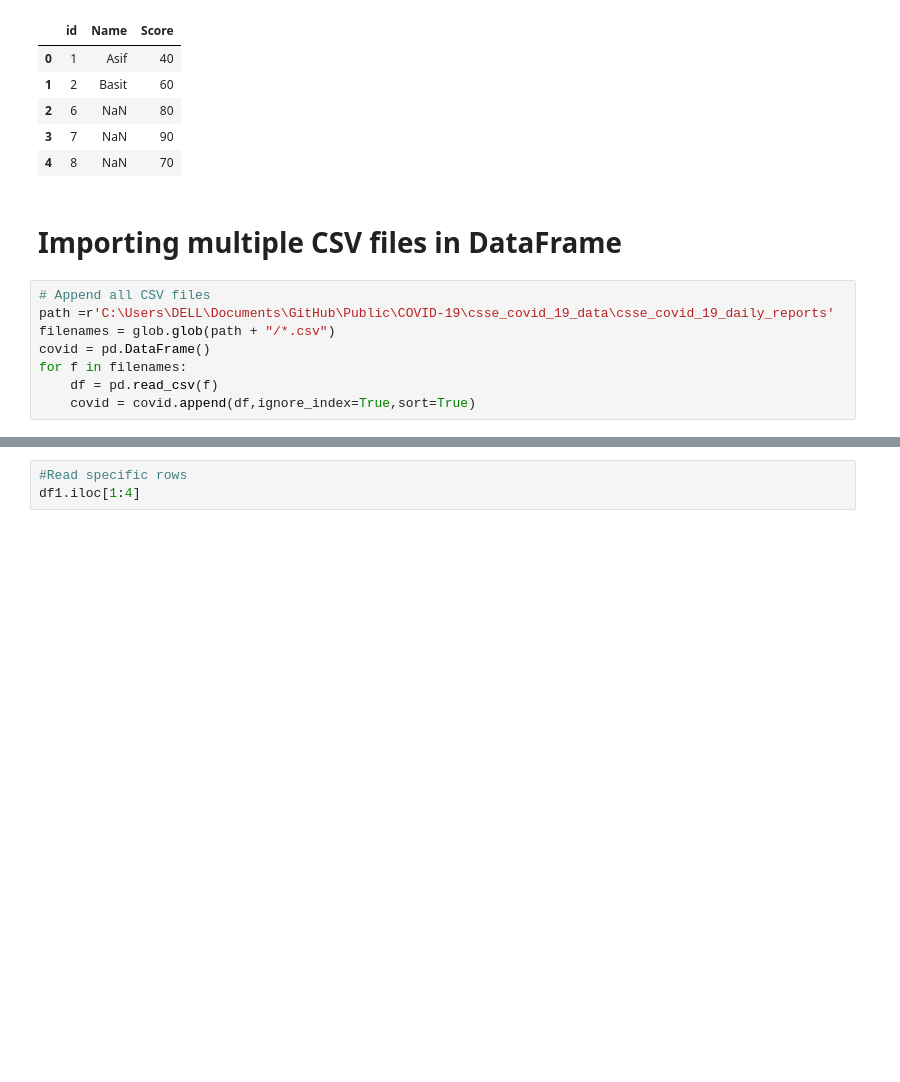
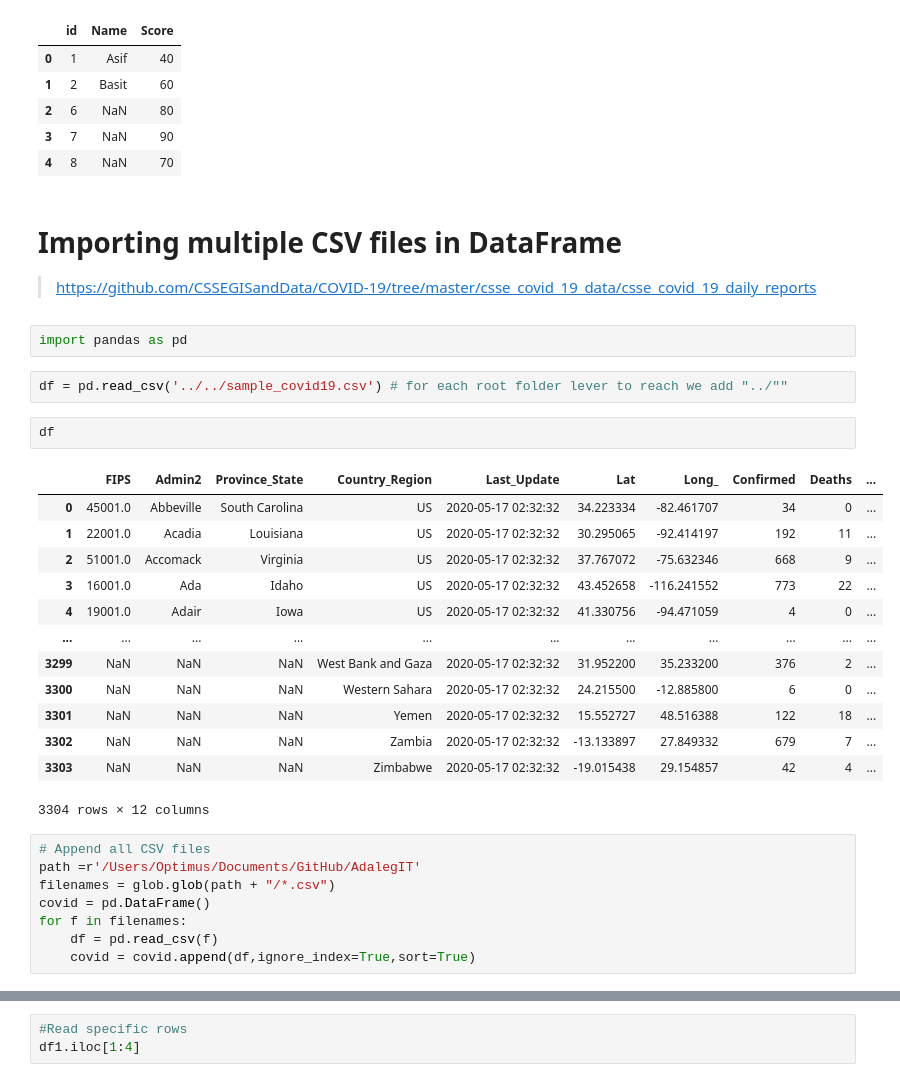
Before and after one commit to abbasmalekpour/AdalegIT, a Jupyter notebook: notebooks/03-Pandas/02-pandas.ipynb, the cells around one changed output, grey strips where cells are left out. Drawn from its saved outputs; the diff is of its cells as text; blank space fills up the shorter version.

```diff
--- a/notebooks/03-Pandas/02-pandas.ipynb
+++ b/notebooks/03-Pandas/02-pandas.ipynb
@@ -86,9 +86,30 @@ pd.merge(daf1, daf2, on='id', how='right')
 | 4 | 8 | NaN | 70 |
 # %% [markdown]
 # Importing multiple CSV files in DataFrame
+> https://github.com/CSSEGISandData/COVID-19/tree/master/csse_covid_19_data/csse_covid_19_daily_reports
+# %%
+import pandas as pd
+# %%
+df = pd.read_csv('../../sample_covid19.csv') # for each root folder lever to reach we add "../""
+# %%
+df
+# %% [output]
+|  | FIPS | Admin2 | Province_State | Country_Region | Last_Update | Lat | Long_ | Confirmed | Deaths | ... |
+| 0 | 45001.0 | Abbeville | South Carolina | US | 2020-05-17 02:32:32 | 34.223334 | -82.461707 | 34 | 0 | ... |
+| 1 | 22001.0 | Acadia | Louisiana | US | 2020-05-17 02:32:32 | 30.295065 | -92.414197 | 192 | 11 | ... |
+| 2 | 51001.0 | Accomack | Virginia | US | 2020-05-17 02:32:32 | 37.767072 | -75.632346 | 668 | 9 | ... |
+| 3 | 16001.0 | Ada | Idaho | US | 2020-05-17 02:32:32 | 43.452658 | -116.241552 | 773 | 22 | ... |
+| 4 | 19001.0 | Adair | Iowa | US | 2020-05-17 02:32:32 | 41.330756 | -94.471059 | 4 | 0 | ... |
+| ... | ... | ... | ... | ... | ... | ... | ... | ... | ... | ... |
+| 3299 | NaN | NaN | NaN | West Bank and Gaza | 2020-05-17 02:32:32 | 31.952200 | 35.233200 | 376 | 2 | ... |
+| 3300 | NaN | NaN | NaN | Western Sahara | 2020-05-17 02:32:32 | 24.215500 | -12.885800 | 6 | 0 | ... |
+| 3301 | NaN | NaN | NaN | Yemen | 2020-05-17 02:32:32 | 15.552727 | 48.516388 | 122 | 18 | ... |
+| 3302 | NaN | NaN | NaN | Zambia | 2020-05-17 02:32:32 | -13.133897 | 27.849332 | 679 | 7 | ... |
+| 3303 | NaN | NaN | NaN | Zimbabwe | 2020-05-17 02:32:32 | -19.015438 | 29.154857 | 42 | 4 | ... |
+3304 rows × 12 columns
 # %%
 # Append all CSV files
-path =r'C:\Users\DELL\Documents\GitHub\Public\COVID-19\csse_covid_19_data\csse_covid_19_daily_reports'
+path =r'/Users/Optimus/Documents/GitHub/AdalegIT'
 filenames = glob.glob(path + "/*.csv")
 covid = pd.DataFrame()
 for f in filenames:
```
Also changed, not shown: parts of 13 cells of this notebook, 8 other files.
